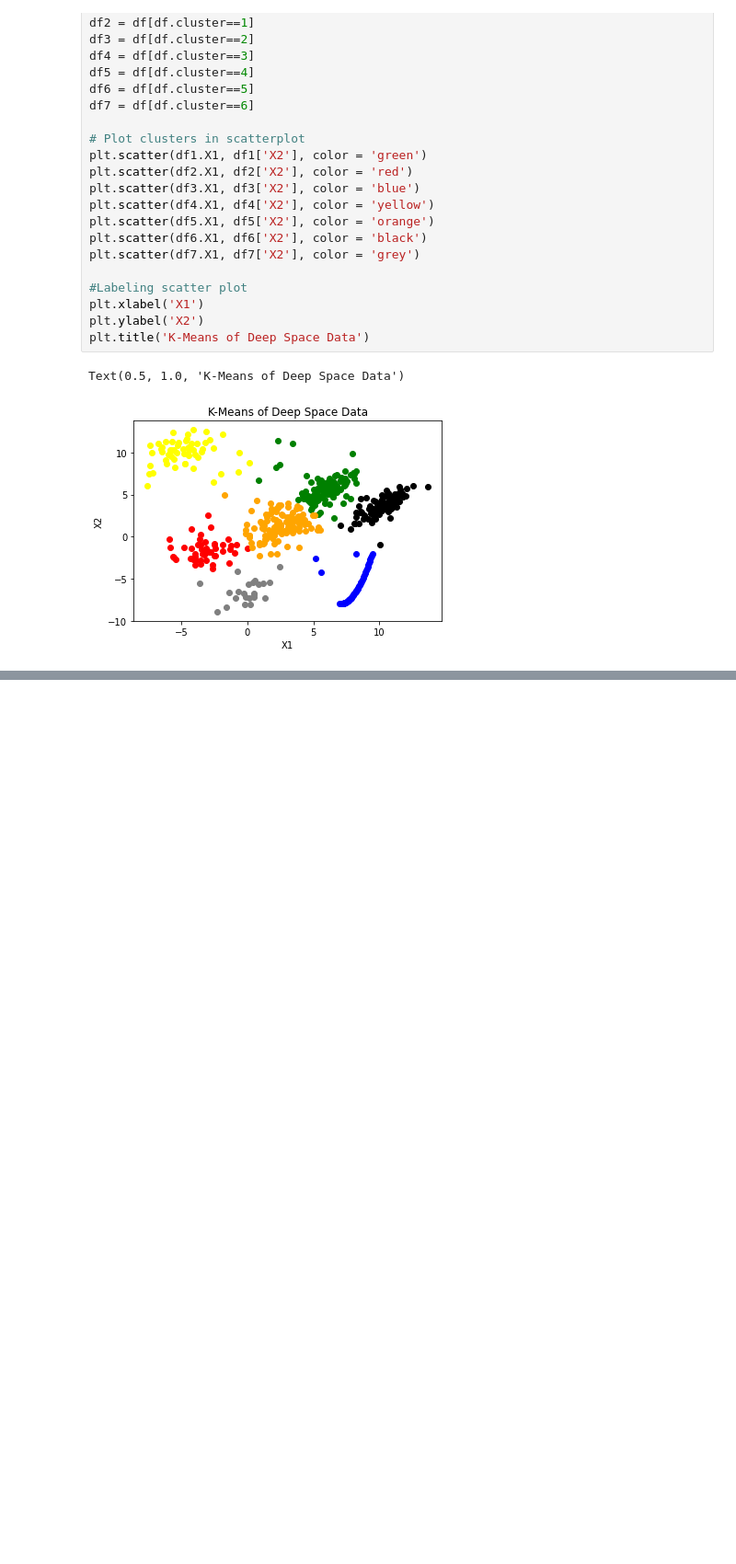
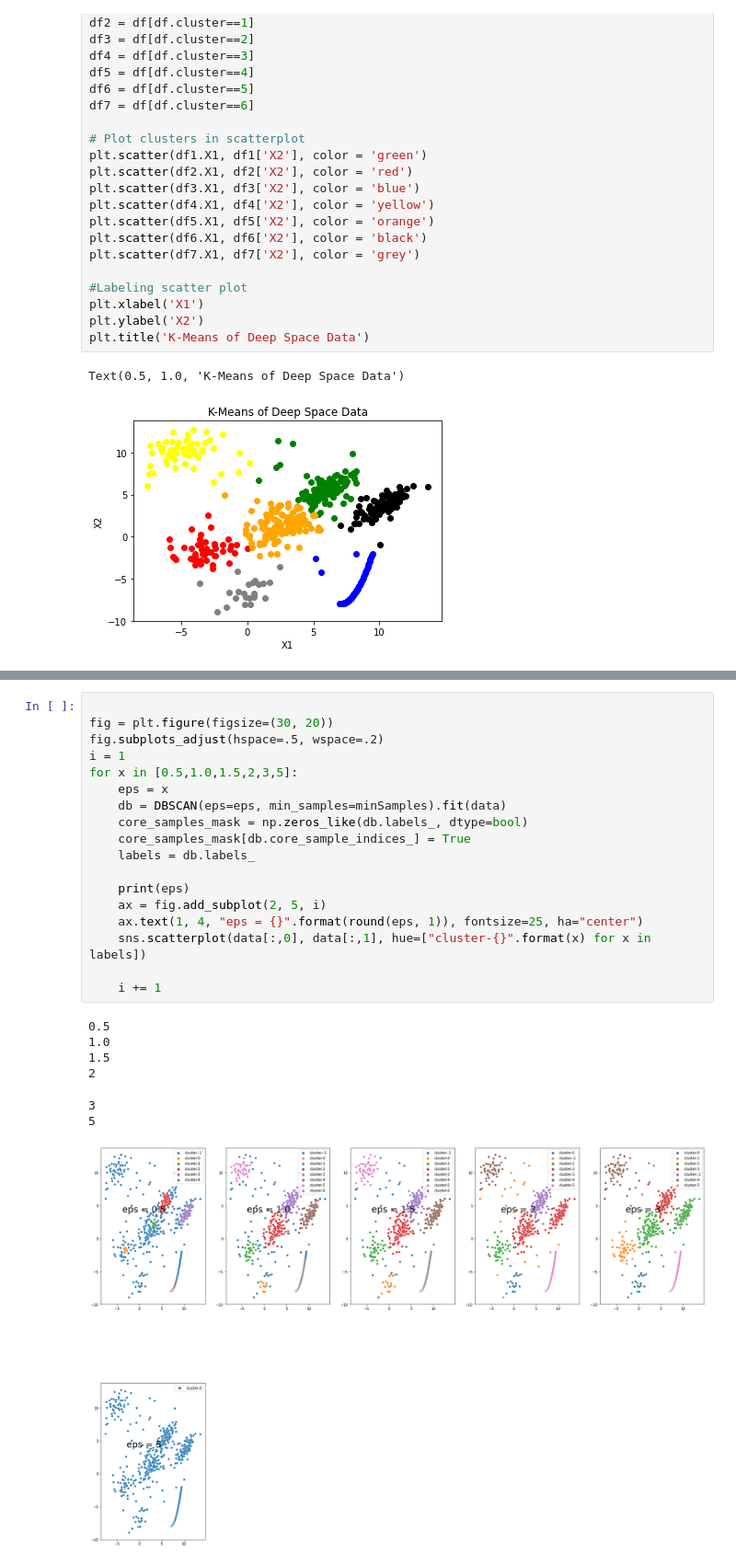
Before and after one commit to lcipolina/ML_Fundamentals, a Jupyter notebook: Assignment1_Part2_Space_Dataset.ipynb, the cells around one changed output, grey strips where cells are left out. Shown at 92% size. Saved outputs shown, nothing was run; the diff lists cells and outputs as text; blank space fills up the shorter version.

```diff
--- a/Assignment1_Part2_Space_Dataset.ipynb
+++ b/Assignment1_Part2_Space_Dataset.ipynb
@@ -164,0 +188,26 @@ Text(0.5, 1.0, 'K-Means of Deep Space Data')
+# %%
+
+fig = plt.figure(figsize=(30, 20))
+fig.subplots_adjust(hspace=.5, wspace=.2)
+i = 1
+for x in [0.5,1.0,1.5,2,3,5]:
+    eps = x
+    db = DBSCAN(eps=eps, min_samples=minSamples).fit(data)
+    core_samples_mask = np.zeros_like(db.labels_, dtype=bool)
+    core_samples_mask[db.core_sample_indices_] = True
+    labels = db.labels_
+
+    print(eps)
+    ax = fig.add_subplot(2, 5, i)
+    ax.text(1, 4, "eps = {}".format(round(eps, 1)), fontsize=25, ha="center")
+    sns.scatterplot(data[:,0], data[:,1], hue=["cluster-{}".format(x) for x in labels])
+
+    i += 1
+# %% [output]
+0.5
+1.0
+1.5
+2
+3
+5
+[figure, added]
```
Also changed, not shown: parts of 3 cells of this notebook.
